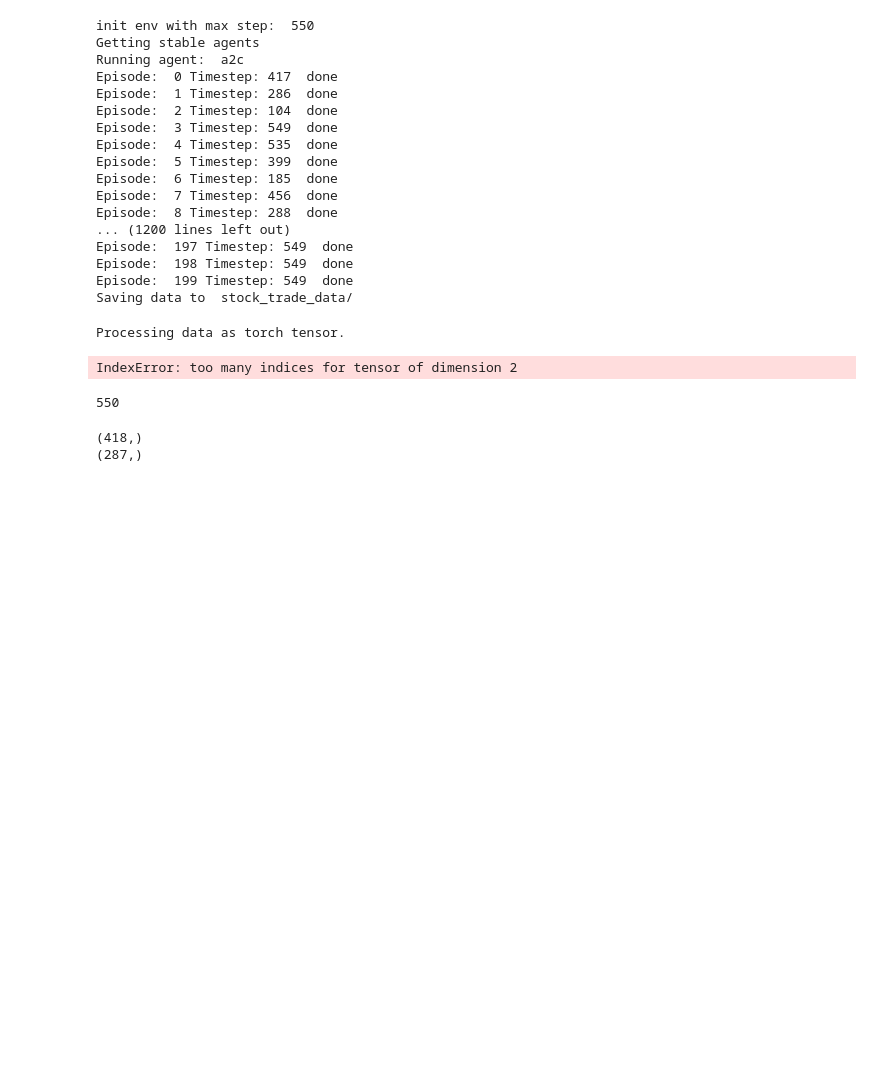
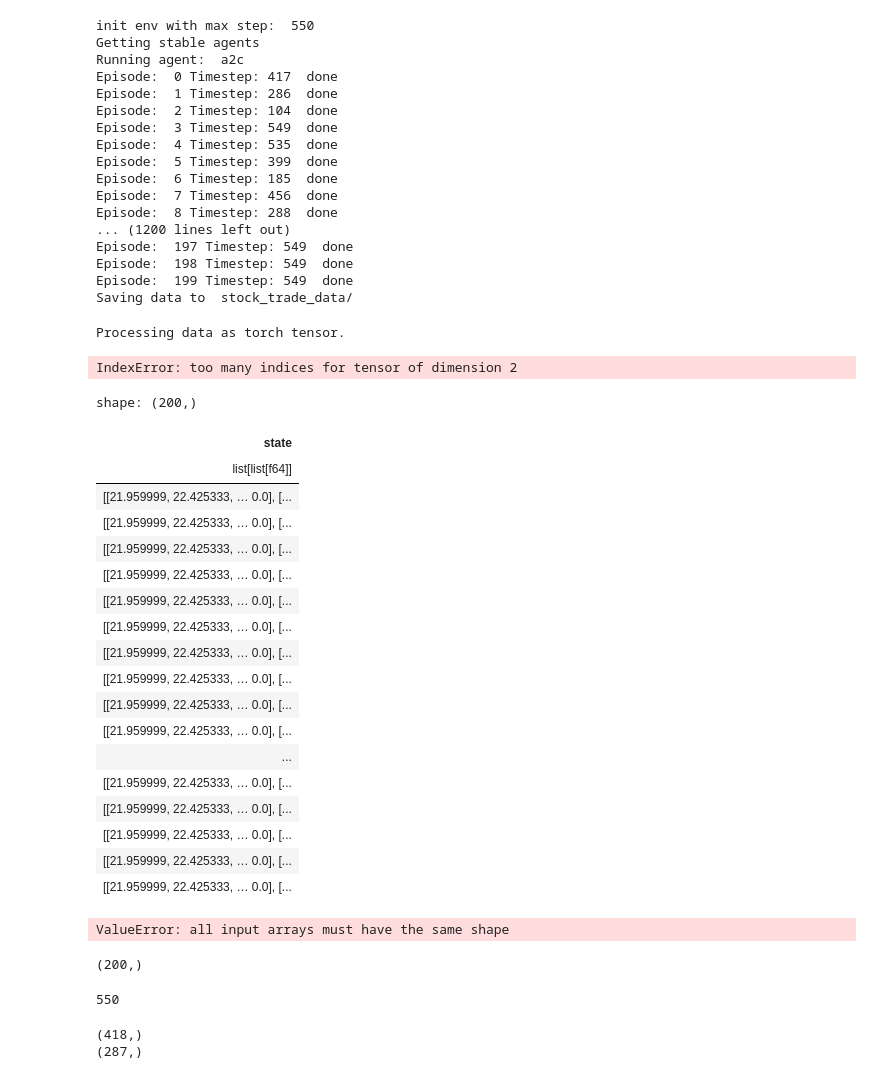
Before and after one commit to mrvictoru/stonkdecision, a Jupyter notebook: src/testing.ipynb, the cells around one changed output. Saved outputs shown, nothing was run; the diff lists cells and outputs as text; code cells hidden in the pictures; blank space fills up the shorter version.

Commit message:
testing polars, to calculate state mean/std

```diff
--- a/src/testing.ipynb
+++ b/src/testing.ipynb
@@ -56,4 +56,4 @@ IndexError: too many indices for tensor of dimension 2
 import json
 from datasets.load import load_dataset
 file_name = 'stock_trade_data/a2c_TSLA_2019-12-01.json'
-data = load_dataset("json", data_files = file_name, field = 'data')['train']
+dataset = load_dataset("json", data_files = file_name, field = 'data')['train']
@@ -61,0 +63,24 @@ data = data.with_format('pandas')
+# %%
+data = pl.from_arrow(dataset.data.table)
+# %%
+data['state']
+# %% [output]
+shape: (200,)
+| state |
+| list[list[f64]] |
+| [[21.959999, 22.425333, … 0.0], [... |
+| [[21.959999, 22.425333, … 0.0], [... |
+| [[21.959999, 22.425333, … 0.0], [... |
+| [[21.959999, 22.425333, … 0.0], [... |
+| [[21.959999, 22.425333, … 0.0], [... |
+| [[21.959999, 22.425333, … 0.0], [... |
+| [[21.959999, 22.425333, … 0.0], [... |
+| [[21.959999, 22.425333, … 0.0], [... |
+| [[21.959999, 22.425333, … 0.0], [... |
+| [[21.959999, 22.425333, … 0.0], [... |
+| ... |
+| [[21.959999, 22.425333, … 0.0], [... |
+| [[21.959999, 22.425333, … 0.0], [... |
+| [[21.959999, 22.425333, … 0.0], [... |
+| [[21.959999, 22.425333, … 0.0], [... |
+| [[21.959999, 22.425333, … 0.0], [... |
@@ -62,3 +89,11 @@ data = data.with_format('pandas')
+# %%
+nptest = np.stack(test.to_numpy())
+# %% [output]
+ValueError: all input arrays must have the same shape
+# %%
+nptest.shape
+# %% [output]
+(200,)
 # %%
 import numpy as np
 
```
Also changed, not shown: parts of 3 cells of this notebook, 2 other files.
